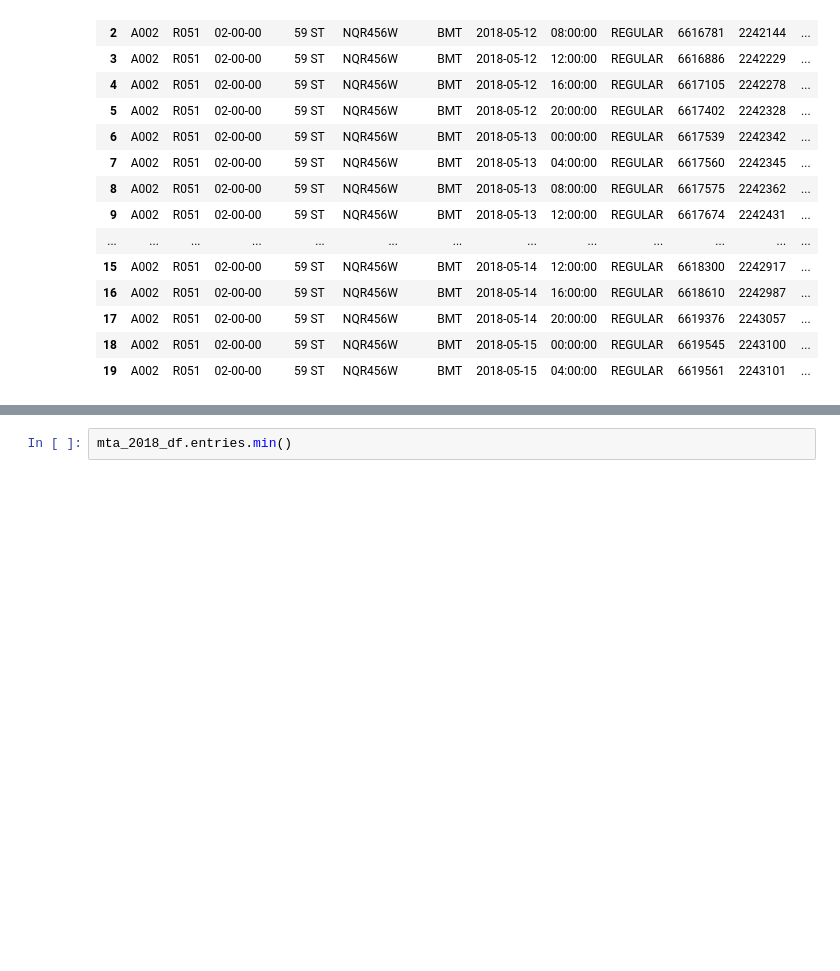
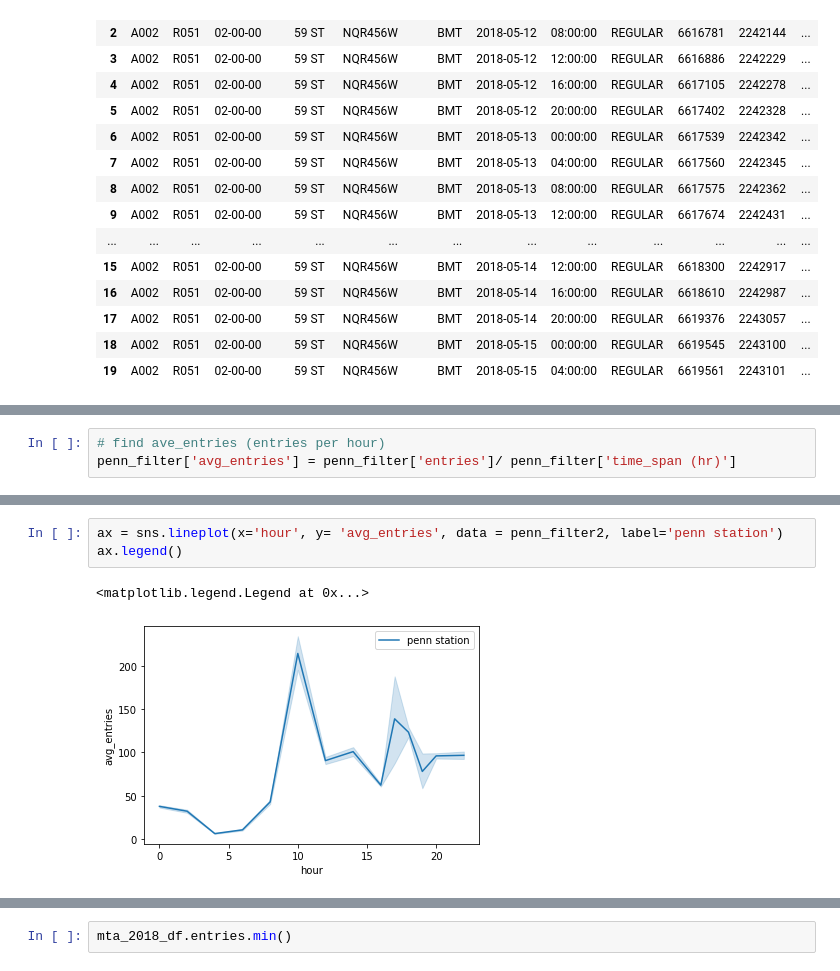
Before and after one commit to abarela13/onl_ds5_project_1, a Jupyter notebook: minimun_analysis_mta.ipynb, the cells around one changed output, grey strips where cells are left out. Drawn from its saved outputs; the diff is of its cells as text; blank space fills up the shorter version.

```diff
--- a/minimun_analysis_mta.ipynb
+++ b/minimun_analysis_mta.ipynb
@@ -135,0 +208,3 @@ mta_2018_df.head(20)
+# %%
+# find ave_entries (entries per hour)
+penn_filter['avg_entries'] = penn_filter['entries']/ penn_filter['time_span (hr)']
@@ -135,0 +296,6 @@ mta_2018_df.head(20)
+# %%
+ax = sns.lineplot(x='hour', y= 'avg_entries', data = penn_filter2, label='penn station')
+ax.legend()
+# %% [output]
+<matplotlib.legend.Legend at 0x...>
+[figure, added]
```
Also changed, not shown: parts of 27 cells of this notebook, 2 other files.
